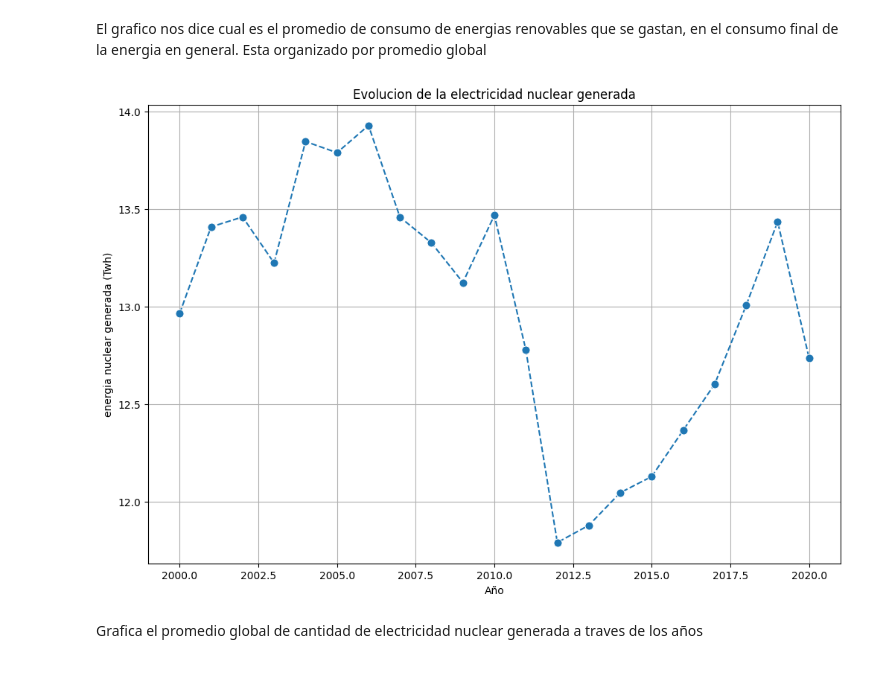
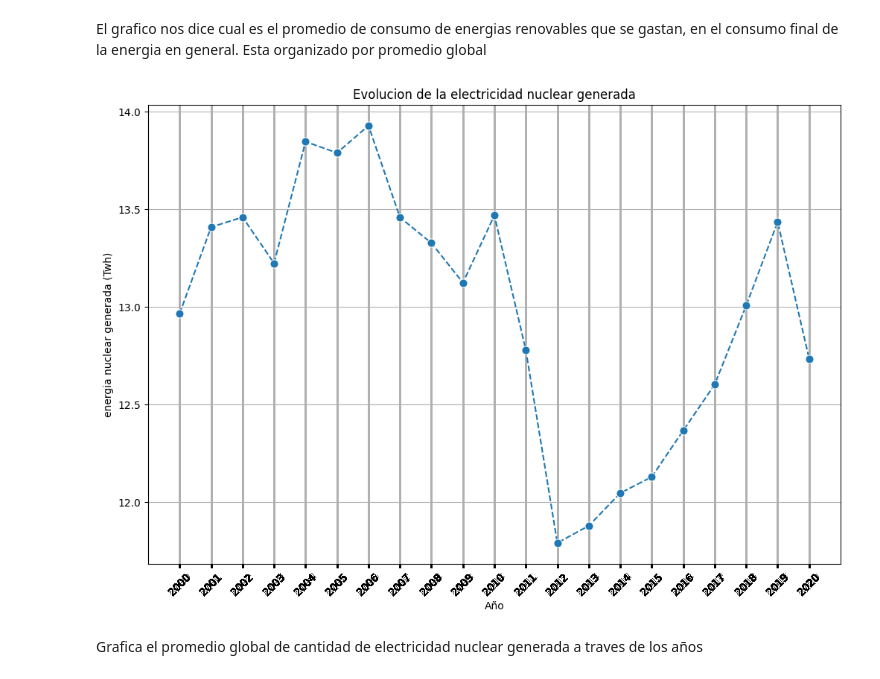
Before and after one commit to juanejd/prediction-model-renewable-energy, a Jupyter notebook: ADA_ML_LR.ipynb, the cells around one changed output. Drawn from its saved outputs; the diff is of its cells as text; code cells hidden in the pictures.

```diff
--- a/ADA_ML_LR.ipynb
+++ b/ADA_ML_LR.ipynb
@@ -391,20 +393,21 @@ Esta organizado por promedio global
 # %%
 plt.figure(figsize=(12,8))
 sns.lineplot(
     data=df_filled.groupby('Year')['Electricity from nuclear (TWh)'].mean().reset_index(),
     x='Year',
     y='Electricity from nuclear (TWh)',
     marker="o",
     markersize=8,
     linestyle="--"
 )
 plt.title('Evolucion de la electricidad nuclear generada')
 plt.xlabel('Año')
 plt.ylabel('energia nuclear generada (Twh)')
+plt.xticks(df_filled['Year'],rotation=45)
 plt.grid(True)
 plt.show()
 # %% [output]
-[figure, old version]
+[figure, new version]
 # %% [markdown]
 Grafica el promedio global de cantidad de electricidad nuclear generada a traves de los años
 # %% [markdown]
```
Also changed, not shown: parts of 1 cell of this notebook.
